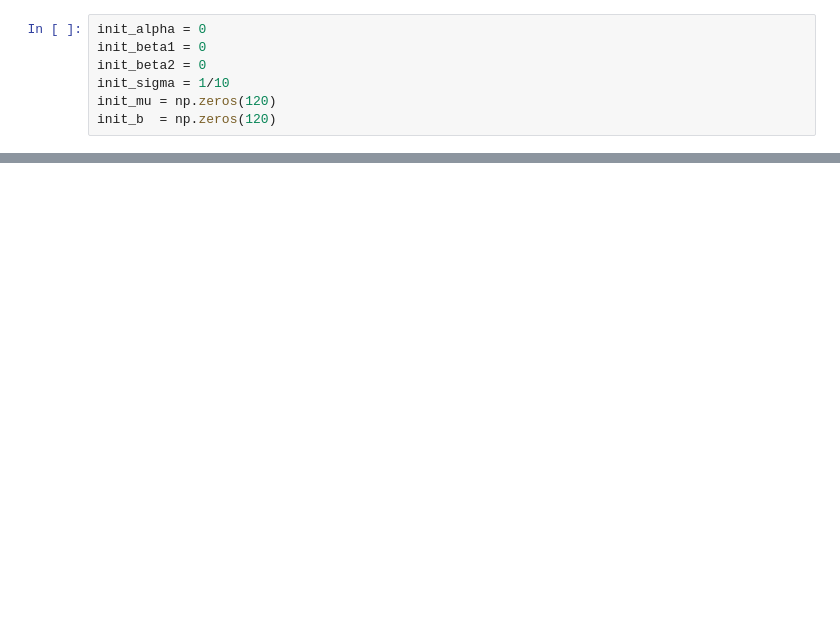
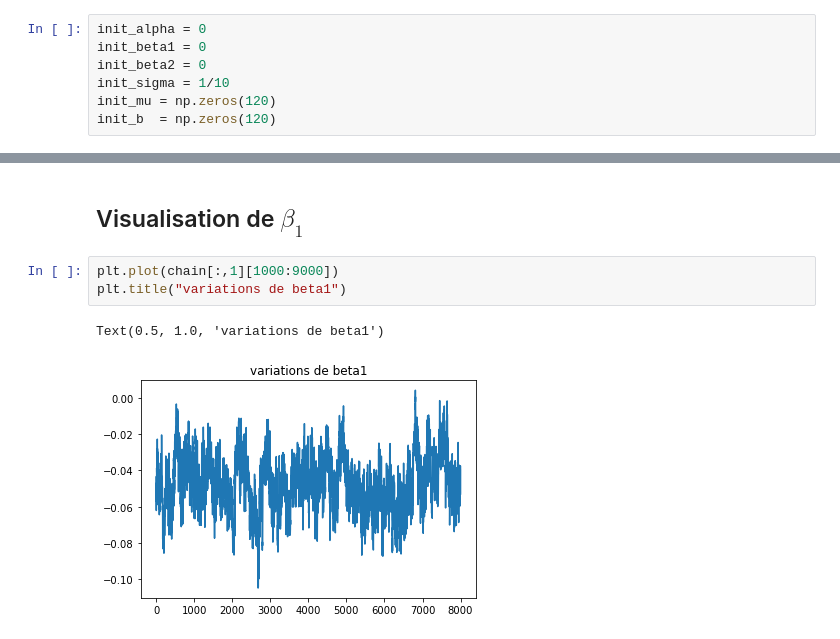
Before and after one commit to Lvalto/Projet-Oxford-smooth-fit-to-log-odds-ratios, a Jupyter notebook: Oxford-Aya.ipynb, the cells around one changed output, grey strips where cells are left out. Cells and saved outputs as stored; diff of their text form; blank space fills up the shorter version.

```diff
--- a/Oxford-Aya.ipynb
+++ b/Oxford-Aya.ipynb
@@ -196,0 +221,8 @@ plt.plot(mu_chain[:,10])
+# %% [markdown]
+## Visualisation de $\beta_1$
+# %%
+plt.plot(chain[:,1][1000:9000])
+plt.title("variations de beta1")
+# %% [output]
+Text(0.5, 1.0, 'variations de beta1')
+[figure, added]
```
Also changed, not shown: parts of 27 cells of this notebook.
